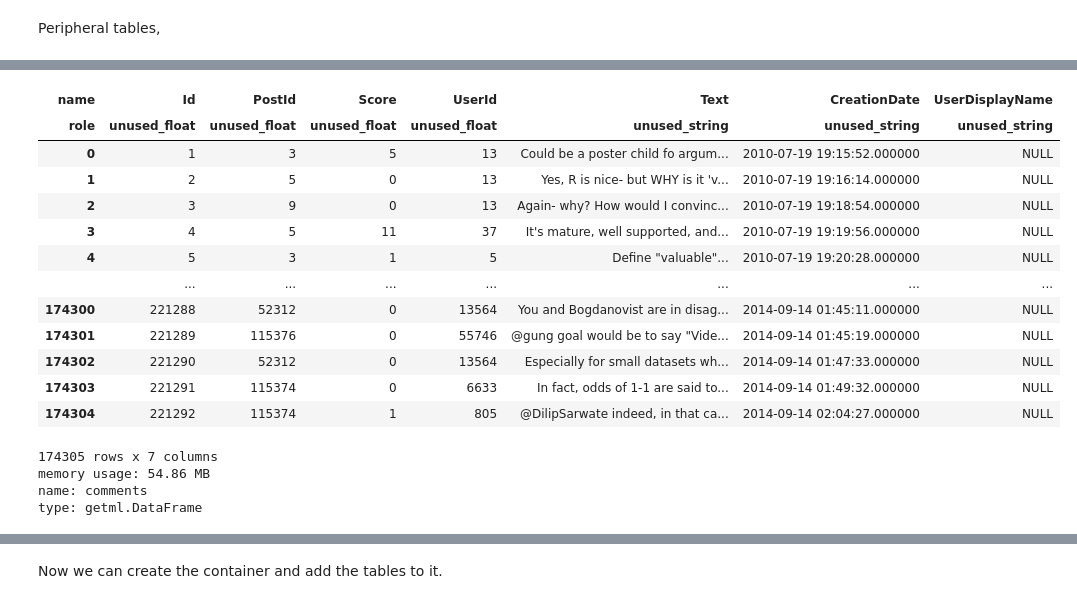
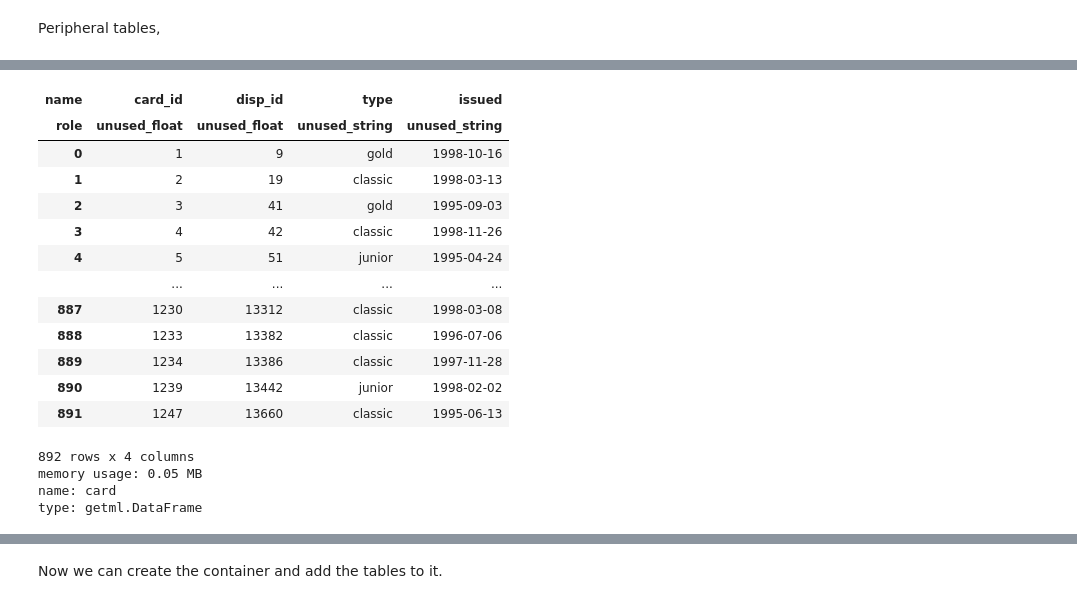
Before and after one commit to getml/getml-relbench, a Jupyter notebook: ctu/stubs/financial.ipynb, the cells around one changed output, grey strips where cells are left out. Saved outputs shown, nothing was run; the diff lists cells and outputs as text; code cells hidden in the pictures.

```diff
--- a/challenge/tasks/stats.ipynb
+++ b/ctu/stubs/financial.ipynb
@@ -122,25 +123,25 @@ name: badges
 type: getml.DataFrame
 # %%
 # TODO: Annotate columns with roles
-comments
+card
 # %% [output]
 [interactive output not drawn]
-| name | Id | PostId | Score | UserId | Text | CreationDate | UserDisplayName |
-| role | unused_float | unused_float | unused_float | unused_float | unused_string | unused_string | unused_string |
-| 0 | 1 | 3 | 5 | 13 | Could be a poster child fo argum... | 2010-07-19 19:15:52.000000 | NULL |
-| 1 | 2 | 5 | 0 | 13 | Yes, R is nice- but WHY is it 'v... | 2010-07-19 19:16:14.000000 | NULL |
-| 2 | 3 | 9 | 0 | 13 | Again- why? How would I convinc... | 2010-07-19 19:18:54.000000 | NULL |
-| 3 | 4 | 5 | 11 | 37 | It's mature, well supported, and... | 2010-07-19 19:19:56.000000 | NULL |
-| 4 | 5 | 3 | 1 | 5 | Define "valuable"... | 2010-07-19 19:20:28.000000 | NULL |
-|  | ... | ... | ... | ... | ... | ... | ... |
-| 174300 | 221288 | 52312 | 0 | 13564 | You and Bogdanovist are in disag... | 2014-09-14 01:45:11.000000 | NULL |
-| 174301 | 221289 | 115376 | 0 | 55746 | @gung goal would be to say "Vide... | 2014-09-14 01:45:19.000000 | NULL |
-| 174302 | 221290 | 52312 | 0 | 13564 | Especially for small datasets wh... | 2014-09-14 01:47:33.000000 | NULL |
-| 174303 | 221291 | 115374 | 0 | 6633 | In fact, odds of 1-1 are said to... | 2014-09-14 01:49:32.000000 | NULL |
-| 174304 | 221292 | 115374 | 1 | 805 | @DilipSarwate indeed, in that ca... | 2014-09-14 02:04:27.000000 | NULL |
+| name | card_id | disp_id | type | issued |
+| role | unused_float | unused_float | unused_string | unused_string |
+| 0 | 1 | 9 | gold | 1998-10-16 |
+| 1 | 2 | 19 | classic | 1998-03-13 |
+| 2 | 3 | 41 | gold | 1995-09-03 |
+| 3 | 4 | 42 | classic | 1998-11-26 |
+| 4 | 5 | 51 | junior | 1995-04-24 |
+|  | ... | ... | ... | ... |
+| 887 | 1230 | 13312 | classic | 1998-03-08 |
+| 888 | 1233 | 13382 | classic | 1996-07-06 |
+| 889 | 1234 | 13386 | classic | 1997-11-28 |
+| 890 | 1239 | 13442 | junior | 1998-02-02 |
+| 891 | 1247 | 13660 | classic | 1995-06-13 |
-174305 rows x 7 columns
-memory usage: 54.86 MB
-name: comments
+892 rows x 4 columns
+memory usage: 0.05 MB
+name: card
 type: getml.DataFrame
 # %%
 # TODO: Annotate columns with roles
```
Also changed, not shown: parts of 16 cells of this notebook, 29 other files.
